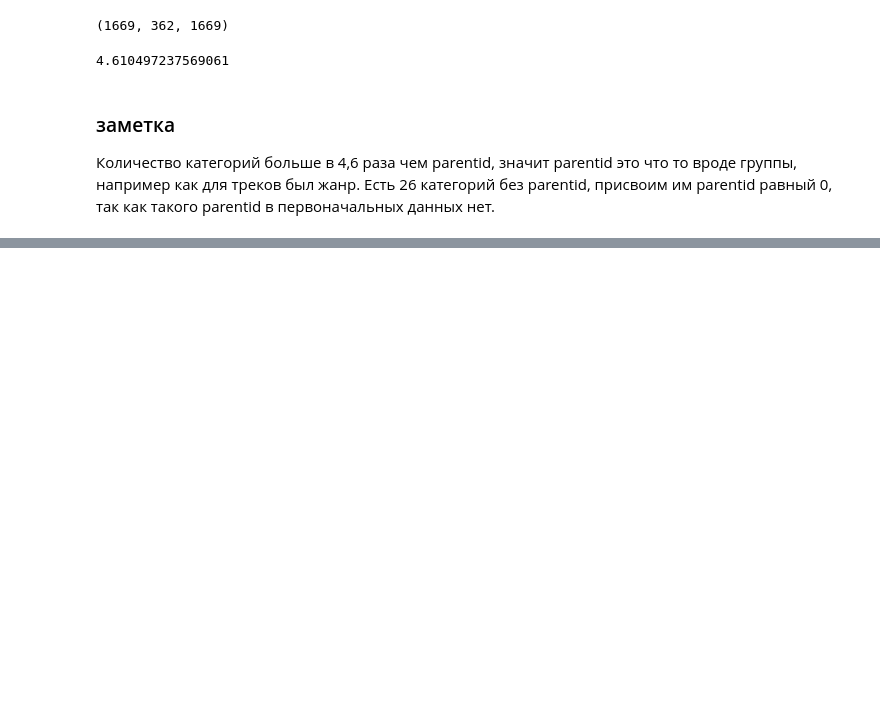
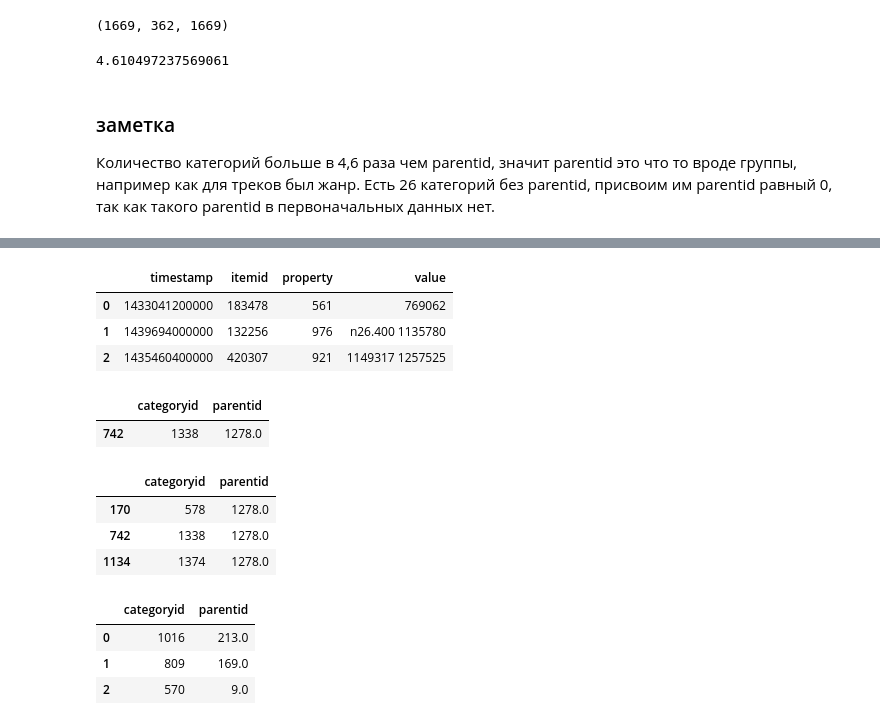
Before and after one commit to AndreyProkofiev/mle-pr-final, a Jupyter notebook: notebooks/eda.ipynb, the cells around one changed output, grey strips where cells are left out. Drawn from its saved outputs; the diff is of its cells as text; code cells hidden in the pictures; blank space fills up the shorter version.

```diff
--- a/notebooks/eda.ipynb
+++ b/notebooks/eda.ipynb
@@ -164,0 +276,26 @@ category_tree.parentid.ьшт()
+# %%
+item_properties_part2.head(3)
+# %% [output]
+|  | timestamp | itemid | property | value |
+| 0 | 1433041200000 | 183478 | 561 | 769062 |
+| 1 | 1439694000000 | 132256 | 976 | n26.400 1135780 |
+| 2 | 1435460400000 | 420307 | 921 | 1149317 1257525 |
+# %%
+category_tree[category_tree['categoryid'] == 1338]
+# %% [output]
+|  | categoryid | parentid |
+| 742 | 1338 | 1278.0 |
+# %%
+category_tree[category_tree['parentid'] == 1278.0]
+# %% [output]
+|  | categoryid | parentid |
+| 170 | 578 | 1278.0 |
+| 742 | 1338 | 1278.0 |
+| 1134 | 1374 | 1278.0 |
+# %%
+category_tree.head(3)
+# %% [output]
+|  | categoryid | parentid |
+| 0 | 1016 | 213.0 |
+| 1 | 809 | 169.0 |
+| 2 | 570 | 9.0 |
```
Also changed, not shown: parts of 17 cells of this notebook.
